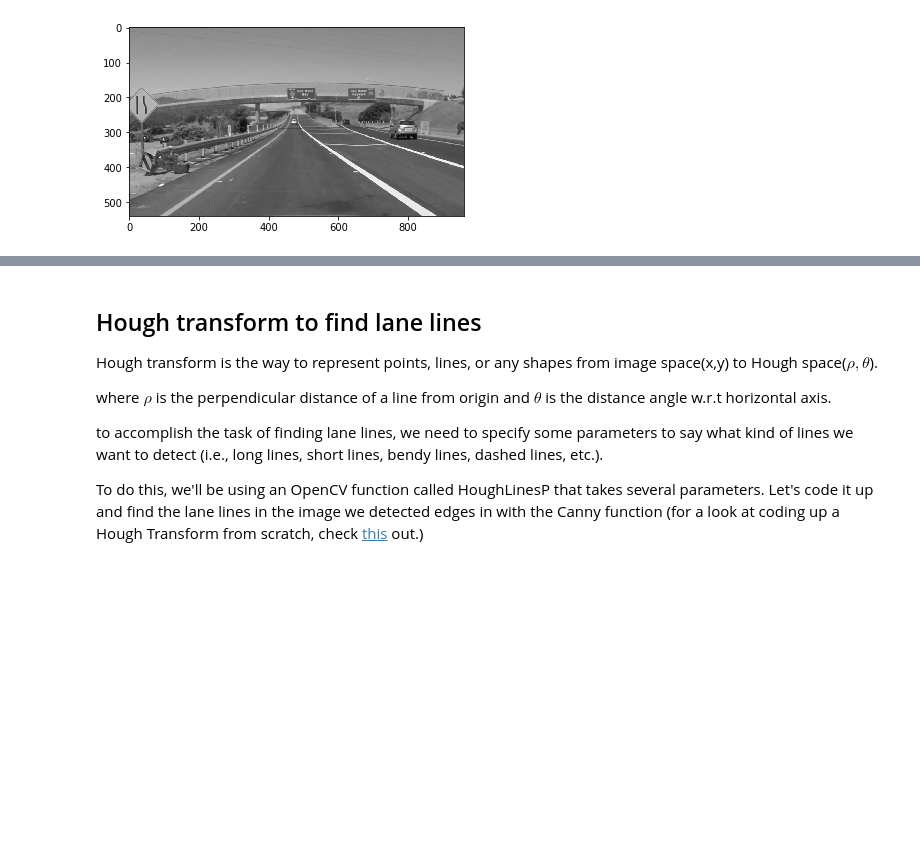
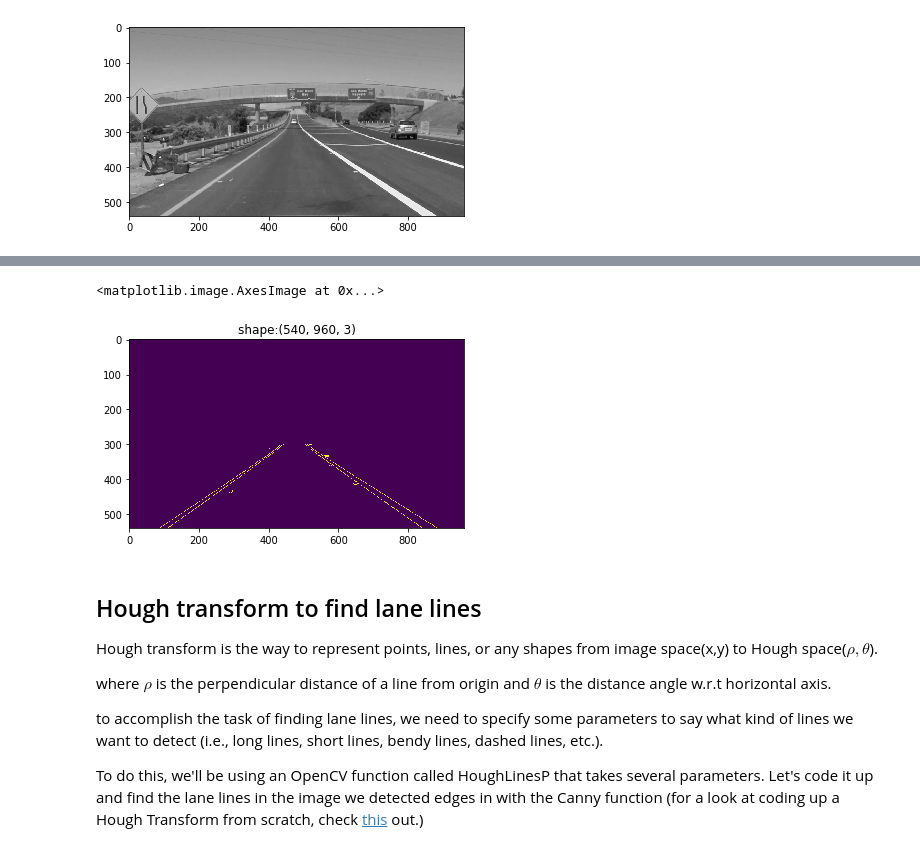
Before and after one commit to JahanAjani/SelfDrivingCar, a Jupyter notebook: 01_detect_lanes_and_highlight_area_of_interest.ipynb, the cells around one changed output, grey strips where cells are left out. Drawn from its saved outputs; the diff is of its cells as text; code cells hidden in the pictures; blank space fills up the shorter version.

```diff
--- a/01_detect_lanes_and_highlight_area_of_interest.ipynb
+++ b/01_detect_lanes_and_highlight_area_of_interest.ipynb
@@ -136,3 +136,19 @@ plt.imsave("images/canny.jpg", edges)
+# %%
+# Next we'll create a masked edges image using cv2.fillPoly()
+mask = np.zeros_like(edges)
+ignore_mask_color = 255
+
+# This time we are defining a four sided polygon to mask
+imshape = image.shape
+vertices  = np.array([[(50,imshape[0]),(420, 300), (520,300), (900, imshape[0])]], dtype = np.int32)
+cv2.fillPoly(mask, vertices, ignore_mask_color)
+masked_edges = cv2.bitwise_and(edges,mask)
+mpimg.imsave("images/area_of_interest.jpg", masked_edges)
+plt.title("shape:"+str(imshape))
+plt.imshow(masked_edges)
+# %% [output]
+<matplotlib.image.AxesImage at 0x...>
+[figure, added]
 # %% [markdown]
 ## Hough transform to find lane lines
  Hough transform is the way to represent points, lines, or any shapes from image space(x,y) to Hough space($\rho,\theta$).
```
Also changed, not shown: parts of 4 cells of this notebook, 4 other files.
